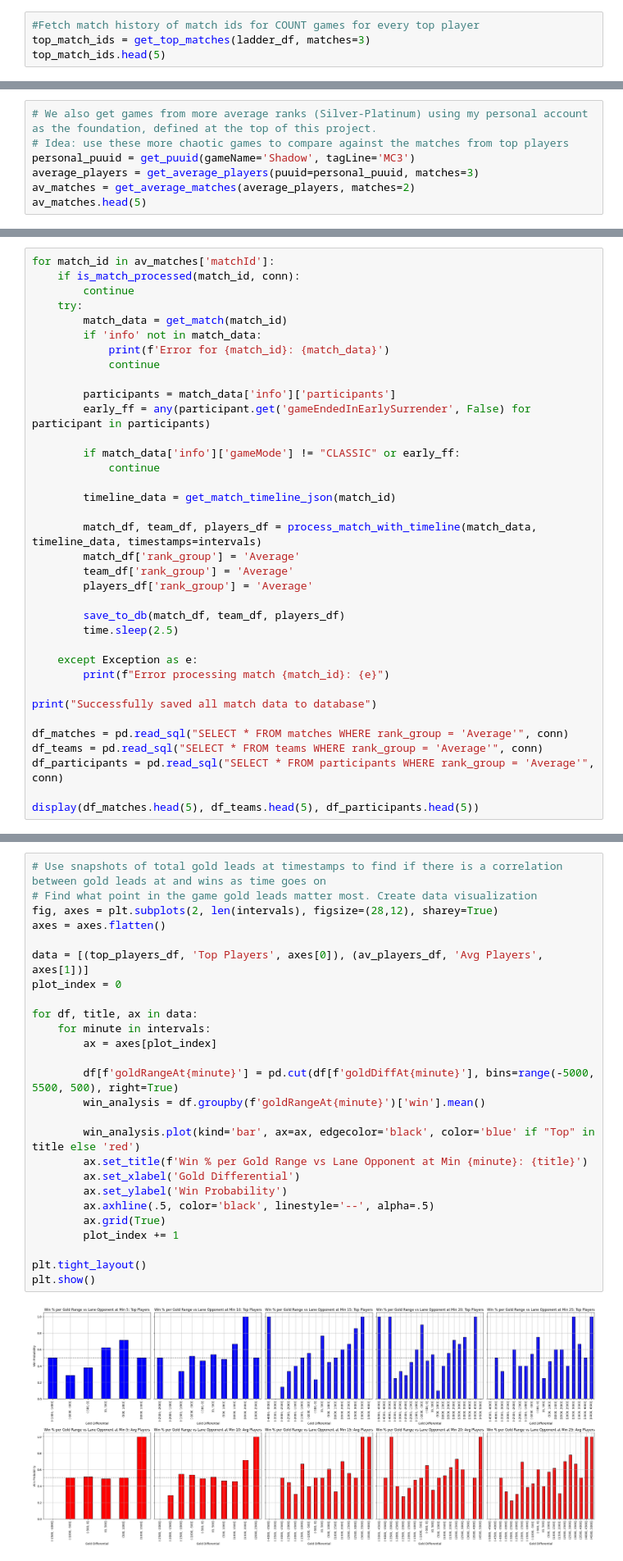
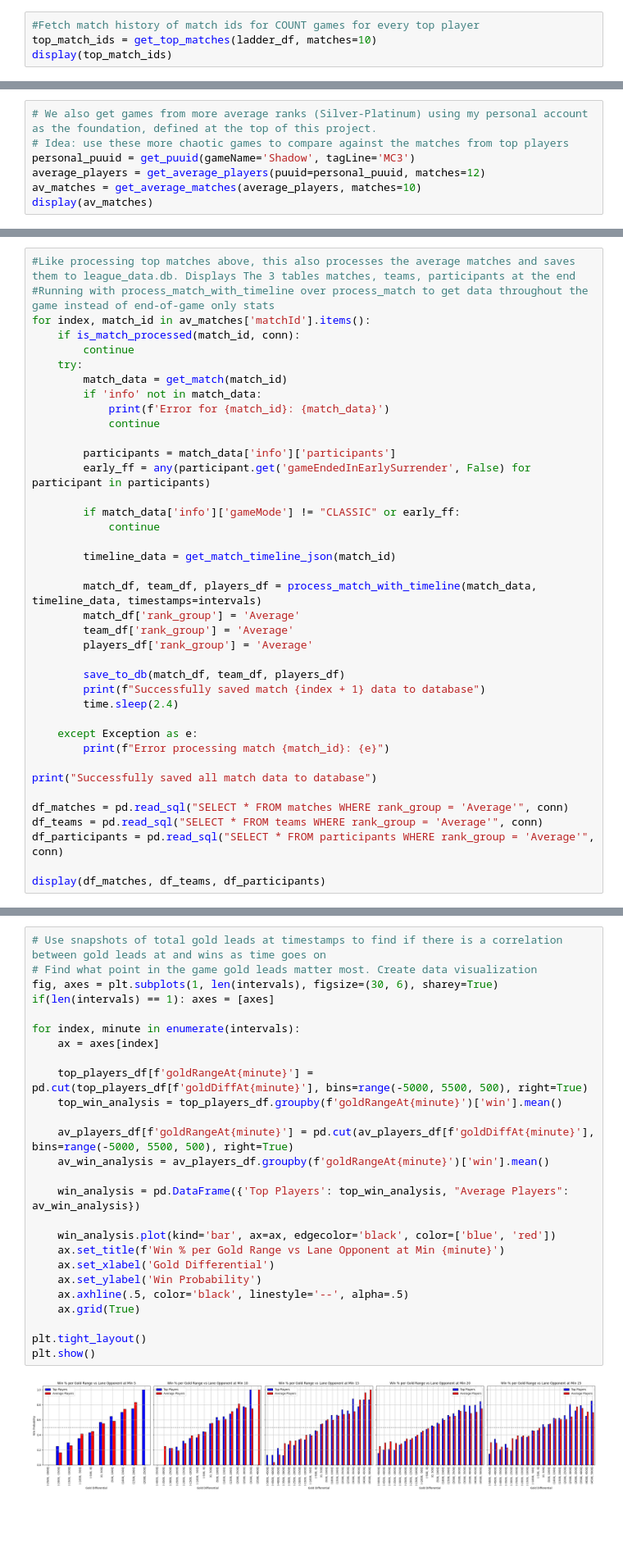
Before and after one commit to mclementi115/CS210-League-Project, a Jupyter notebook: LOLMatchAnalysis.ipynb, the cells around one changed output, grey strips where cells are left out. Shown at 82% size. Drawn from its saved outputs; the diff is of its cells as text; blank space fills up the shorter version.

```diff
--- a/LOLMatchAnalysis.ipynb
+++ b/LOLMatchAnalysis.ipynb
@@ -396,7 +403,7 @@ ladder_df
 # %%
 #Fetch match history of match ids for COUNT games for every top player
-top_match_ids = get_top_matches(ladder_df, matches=3)
-top_match_ids.head(5)
+top_match_ids = get_top_matches(ladder_df, matches=10)
+display(top_match_ids)
 # %% [output]
 Fetching match history for player 1...
 Fetching match history for player 2...
@@ -471,7 +534,7 @@ Successfully saved all match data to database
 # We also get games from more average ranks (Silver-Platinum) using my personal account as the foundation, defined at the top of this project.
 # Idea: use these more chaotic games to compare against the matches from top players
 personal_puuid = get_puuid(gameName='Shadow', tagLine='MC3')
-average_players = get_average_players(puuid=personal_puuid, matches=3)
-av_matches = get_average_matches(average_players, matches=2)
-av_matches.head(5)
+average_players = get_average_players(puuid=personal_puuid, matches=12)
+av_matches = get_average_matches(average_players, matches=10)
+display(av_matches)
 # %% [output]
@@ -501,5 +571,7 @@ Fetching match history for player 22...
 # %%
-for match_id in av_matches['matchId']:
+#Like processing top matches above, this also processes the average matches and saves them to league_data.db. Displays The 3 tables matches, teams, participants at the end
+#Running with process_match_with_timeline over process_match to get data throughout the game instead of end-of-game only stats
+for index, match_id in av_matches['matchId'].items():
     if is_match_processed(match_id, conn):
         continue
     try:
@@ -522,7 +594,8 @@ for match_id in av_matches['matchId']:
         players_df['rank_group'] = 'Average'
 
         save_to_db(match_df, team_df, players_df)
-        time.sleep(2.5)
+        print(f"Successfully saved match {index + 1} data to database")
+        time.sleep(2.4)
 
     except Exception as e:
         print(f"Error processing match {match_id}: {e}")
@@ -533,5 +606,5 @@ df_matches = pd.read_sql("SELECT * FROM matches WHERE rank_group = 'Average'", c
 df_teams = pd.read_sql("SELECT * FROM teams WHERE rank_group = 'Average'", conn)
 df_participants = pd.read_sql("SELECT * FROM participants WHERE rank_group = 'Average'", conn)
 
-display(df_matches.head(5), df_teams.head(5), df_participants.head(5))
+display(df_matches, df_teams, df_participants)
 # %% [output]
@@ -606,31 +718,31 @@ plt.show()
 # %%
 # Use snapshots of total gold leads at timestamps to find if there is a correlation between gold leads at and wins as time goes on
 # Find what point in the game gold leads matter most. Create data visualization
-fig, axes = plt.subplots(2, len(intervals), figsize=(28,12), sharey=True)
-axes = axes.flatten()
+fig, axes = plt.subplots(1, len(intervals), figsize=(30, 6), sharey=True)
+if(len(intervals) == 1): axes = [axes]
 
-data = [(top_players_df, 'Top Players', axes[0]), (av_players_df, 'Avg Players', axes[1])]
-plot_index = 0
+for index, minute in enumerate(intervals):
+    ax = axes[index]
 
-for df, title, ax in data:
-    for minute in intervals:
-        ax = axes[plot_index]
+    top_players_df[f'goldRangeAt{minute}'] = pd.cut(top_players_df[f'goldDiffAt{minute}'], bins=range(-5000, 5500, 500), right=True)
+    top_win_analysis = top_players_df.groupby(f'goldRangeAt{minute}')['win'].mean()
 
-        df[f'goldRangeAt{minute}'] = pd.cut(df[f'goldDiffAt{minute}'], bins=range(-5000, 5500, 500), right=True)
-        win_analysis = df.groupby(f'goldRangeAt{minute}')['win'].mean()
+    av_players_df[f'goldRangeAt{minute}'] = pd.cut(av_players_df[f'goldDiffAt{minute}'], bins=range(-5000, 5500, 500), right=True)
+    av_win_analysis = av_players_df.groupby(f'goldRangeAt{minute}')['win'].mean()
 
-        win_analysis.plot(kind='bar', ax=ax, edgecolor='black', color='blue' if "Top" in title else 'red')
-        ax.set_title(f'Win % per Gold Range vs Lane Opponent at Min {minute}: {title}')
-        ax.set_xlabel('Gold Differential')
-        ax.set_ylabel('Win Probability')
-        ax.axhline(.5, color='black', linestyle='--', alpha=.5)
-        ax.grid(True)
-        plot_index += 1
+    win_analysis = pd.DataFrame({'Top Players': top_win_analysis, "Average Players": av_win_analysis})
+
+    win_analysis.plot(kind='bar', ax=ax, edgecolor='black', color=['blue', 'red'])
+    ax.set_title(f'Win % per Gold Range vs Lane Opponent at Min {minute}')
+    ax.set_xlabel('Gold Differential')
+    ax.set_ylabel('Win Probability')
+    ax.axhline(.5, color='black', linestyle='--', alpha=.5)
+    ax.grid(True)
 
 plt.tight_layout()
 plt.show()
 # %% [output]
-[figure, old version]
+[figure, new version]
 # %%
 # Create dynamic columns to measure the momentum of a game within specific timeframes, and if leads snowball into wins
 # Find what point in the game gold leads matter most. Create data visualization
```
Also changed, not shown: parts of 11 cells of this notebook, 1 other file.
